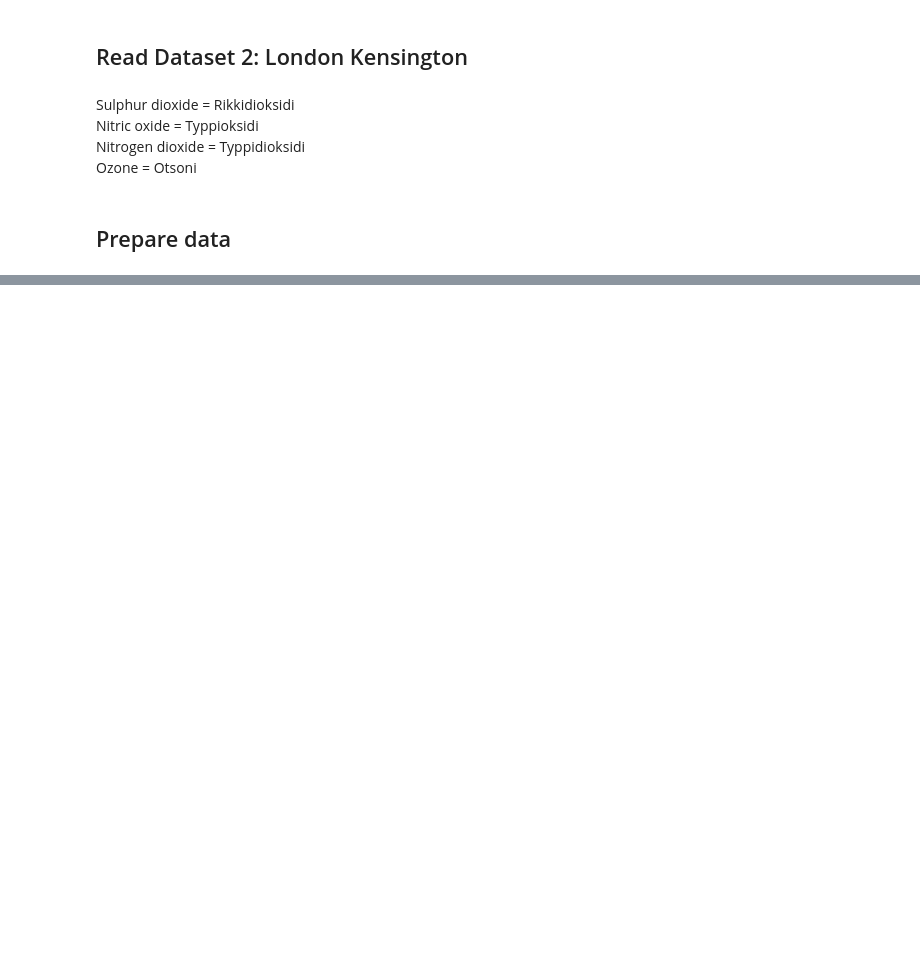
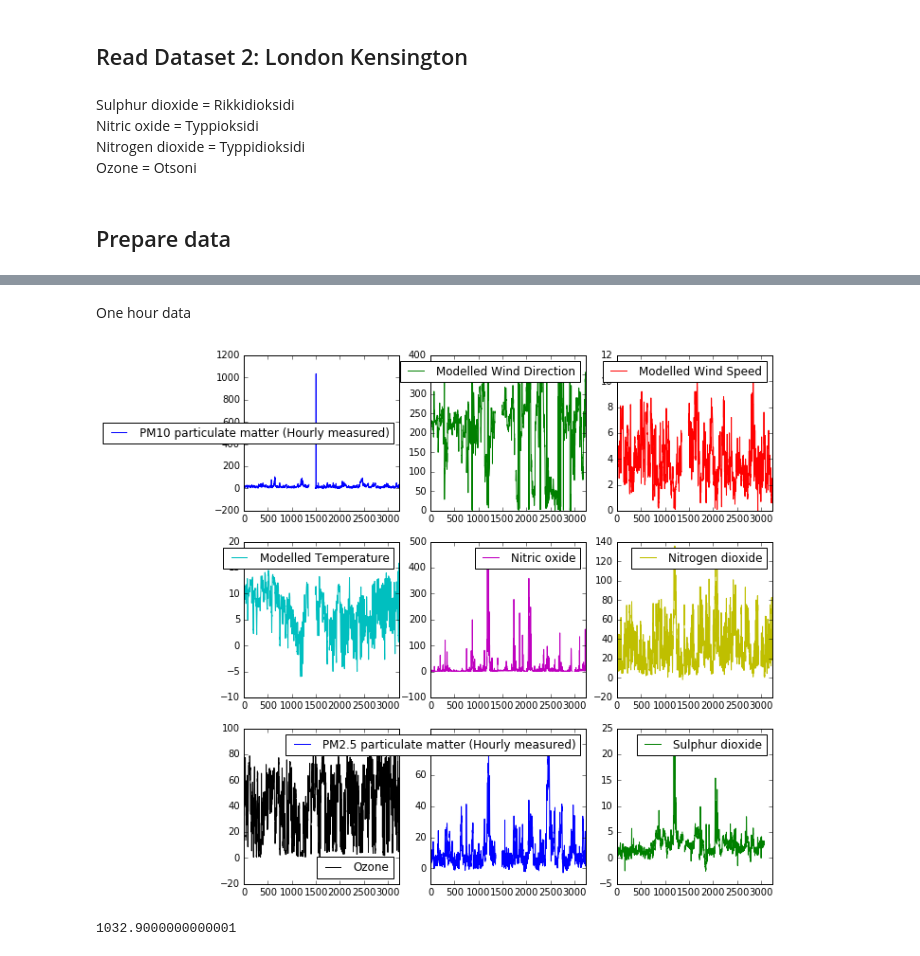
Before and after one commit to tnygren/Jupyter-Notebooks, a Jupyter notebook: Project One - Air Quality.ipynb, the cells around one changed output, grey strips where cells are left out. Cells and saved outputs as stored; diff of their text form; code cells hidden in the pictures; blank space fills up the shorter version.

```diff
--- a/Project One - Air Quality.ipynb
+++ b/Project One - Air Quality.ipynb
@@ -20,2 +16,13 @@ idf = df.set_index(['Date','time'])
+# %%
+df1h = read_csv('../data/AirQualityDataHourly.csv', header=4)
+df1h = df1h.convert_objects(convert_numeric=True)
+df1h['Date'] =  pd.to_datetime(df1h['Date'], format='%d-%m-%Y')
+#df1h['time'] =  pd.to_datetime(df1h['time'], format='%H:%M')
+idf = df1h.set_index(['Date','time'])
+
+df15min = read_csv('../data/AirQualityData15Minutes.csv', header=4)
+df15min = df15min.convert_objects(convert_numeric=True)
+df15min['Date'] =  pd.to_datetime(df15min['Date'], format='%d-%m-%Y')
+idf15min = df15min.set_index(['Date','time'])
 # %% [markdown]
 ## Prepare data
@@ -183,0 +29,10 @@ idf.loc[idf['PM10 particulate matter (Hourly measured)'] == idf['PM10 particulat
+# %% [markdown]
+One hour data
+# %%
+df1h.plot(subplots=True, layout=(3, 3), figsize=(10, 10), sharex=False);
+# %% [output]
+[figure, added]
+# %%
+df1h['PM10 particulate matter (Hourly measured)'].max()
+# %% [output]
+1032.9000000000001
```
Also changed, not shown: parts of 47 cells of this notebook.
